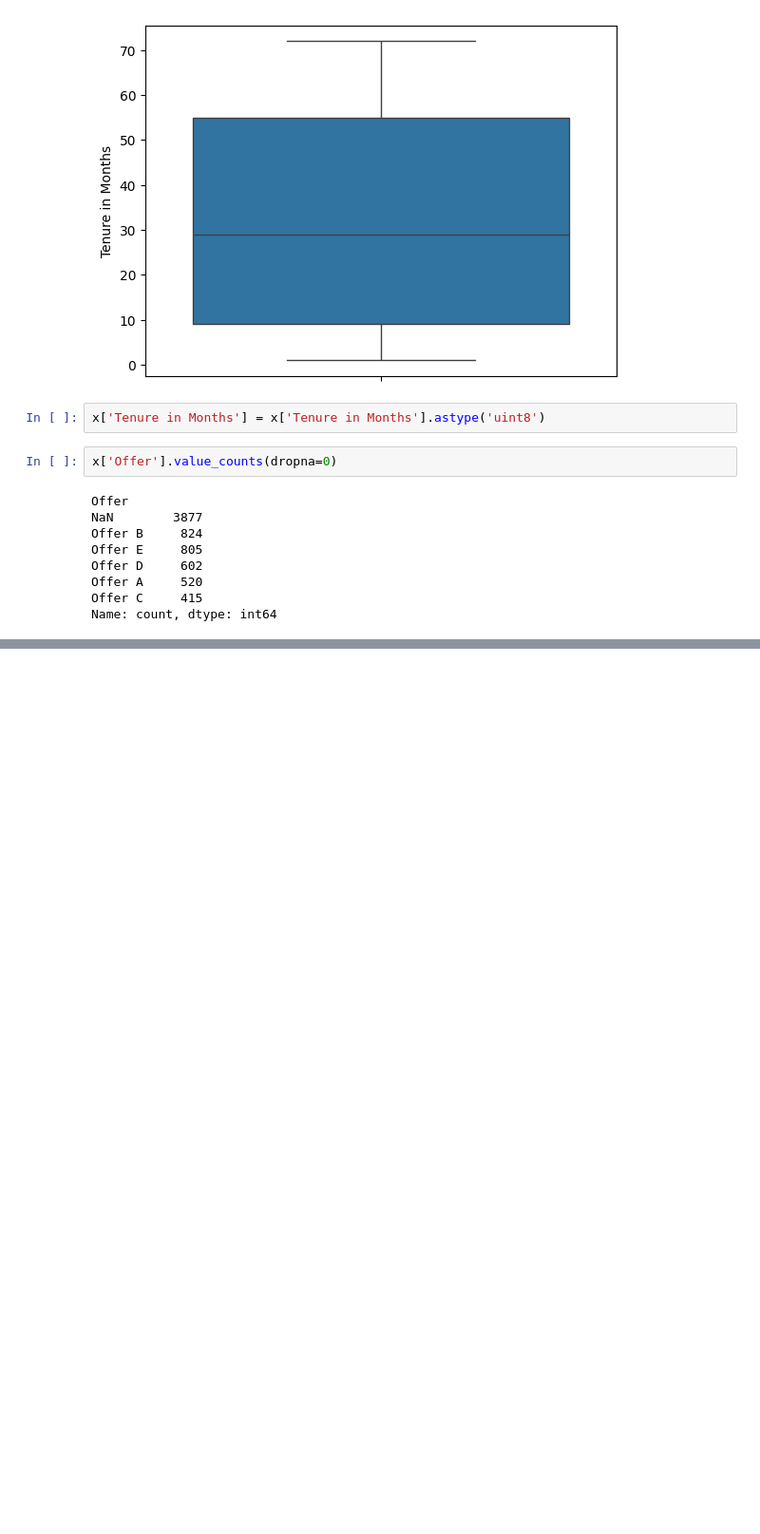
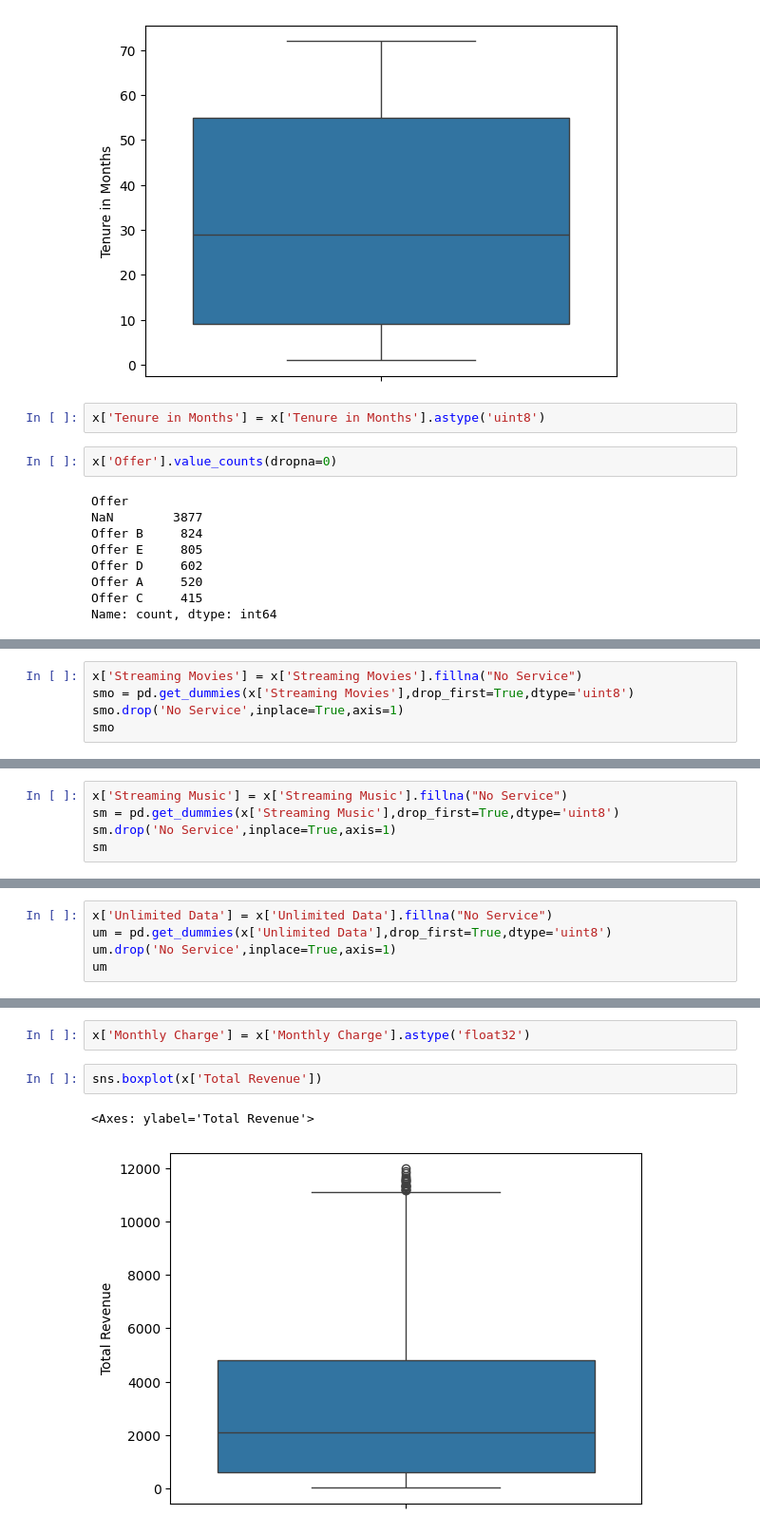
Before and after one commit to Karthi-1008/Signal_Stay, a Jupyter notebook: Model.ipynb, the cells around one changed output, grey strips where cells are left out. Shown at 95% size. Saved outputs shown, nothing was run; the diff lists cells and outputs as text; blank space fills up the shorter version.

```diff
--- a/Model.ipynb
+++ b/Model.ipynb
@@ -264,0 +498,5 @@ array([0, 'Offer E', 'Offer D', 'Offer A', 'Offer B', 'Offer C'],
+# %%
+x['Streaming Movies'] = x['Streaming Movies'].fillna("No Service")
+smo = pd.get_dummies(x['Streaming Movies'],drop_first=True,dtype='uint8')
+smo.drop('No Service',inplace=True,axis=1)
+smo
@@ -264,0 +517,5 @@ array([0, 'Offer E', 'Offer D', 'Offer A', 'Offer B', 'Offer C'],
+# %%
+x['Streaming Music'] = x['Streaming Music'].fillna("No Service")
+sm = pd.get_dummies(x['Streaming Music'],drop_first=True,dtype='uint8')
+sm.drop('No Service',inplace=True,axis=1)
+sm
@@ -264,0 +536,5 @@ array([0, 'Offer E', 'Offer D', 'Offer A', 'Offer B', 'Offer C'],
+# %%
+x['Unlimited Data'] = x['Unlimited Data'].fillna("No Service")
+um = pd.get_dummies(x['Unlimited Data'],drop_first=True,dtype='uint8')
+um.drop('No Service',inplace=True,axis=1)
+um
@@ -264,0 +606,7 @@ array([0, 'Offer E', 'Offer D', 'Offer A', 'Offer B', 'Offer C'],
+# %%
+x['Monthly Charge'] = x['Monthly Charge'].astype('float32')
+# %%
+sns.boxplot(x['Total Revenue'])
+# %% [output]
+<Axes: ylabel='Total Revenue'>
+[figure, added]
```
Also changed, not shown: parts of 34 cells of this notebook, 1 other file.
